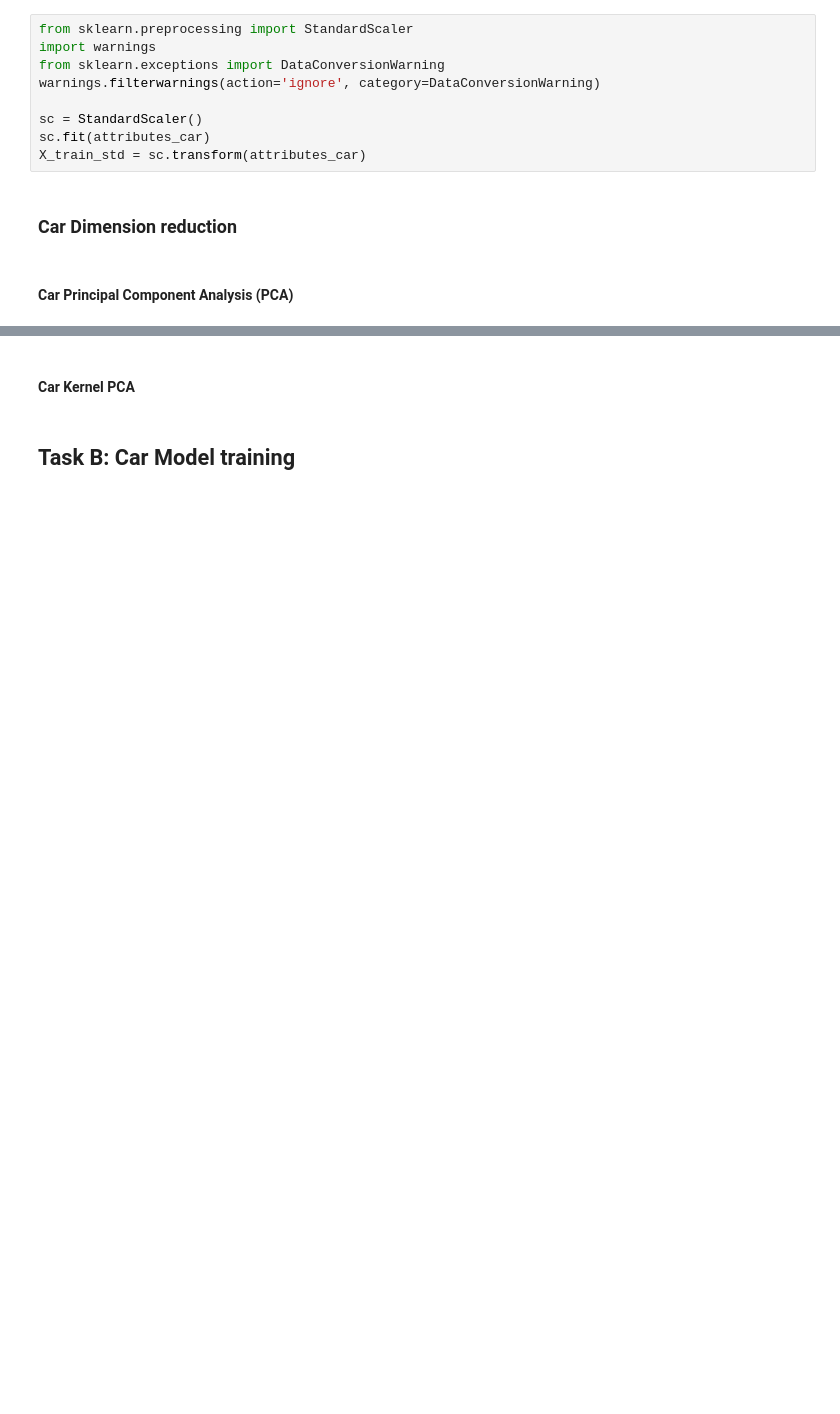
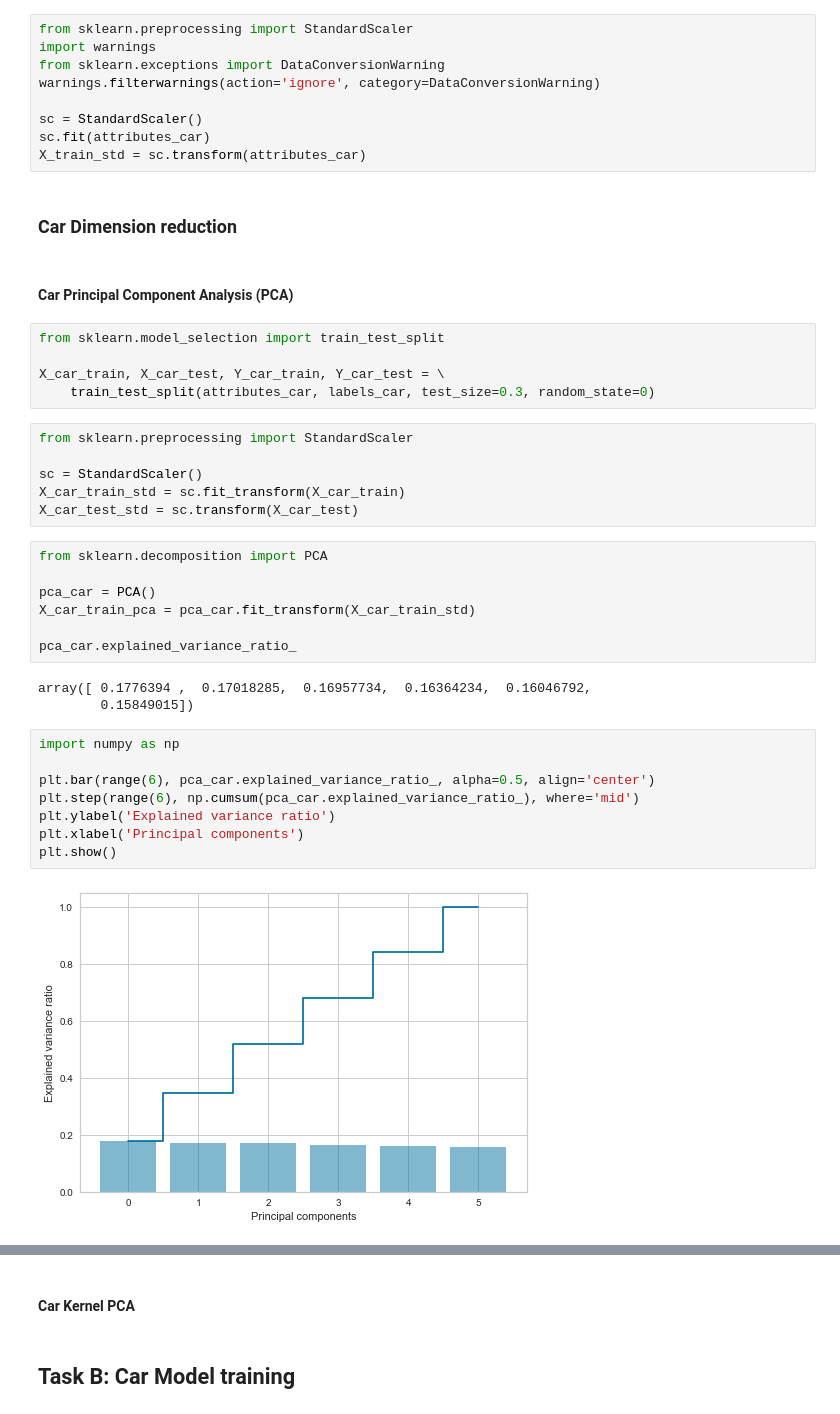
Before and after one commit to franciscommcunha/Data_Mining, a Jupyter notebook: scripts/Notebook1_separated.ipynb, the cells around one changed output, grey strips where cells are left out. Saved outputs shown, nothing was run; the diff lists cells and outputs as text; blank space fills up the shorter version.

```diff
--- a/scripts/Notebook1_separated.ipynb
+++ b/scripts/Notebook1_separated.ipynb
@@ -272,3 +272,34 @@ X_train_std = sc.transform(attributes_car)
 ### Car Dimension reduction
 # %% [markdown]
 #### Car Principal Component Analysis (PCA)
+# %%
+from sklearn.model_selection import train_test_split
+
+X_car_train, X_car_test, Y_car_train, Y_car_test = \
+    train_test_split(attributes_car, labels_car, test_size=0.3, random_state=0)
+# %%
+from sklearn.preprocessing import StandardScaler
+
+sc = StandardScaler()
+X_car_train_std = sc.fit_transform(X_car_train)
+X_car_test_std = sc.transform(X_car_test)
+# %%
+from sklearn.decomposition import PCA
+
+pca_car = PCA()
+X_car_train_pca = pca_car.fit_transform(X_car_train_std)
+
+pca_car.explained_variance_ratio_
+# %% [output]
+array([ 0.1776394 ,  0.17018285,  0.16957734,  0.16364234,  0.16046792,
+        0.15849015])
+# %%
+import numpy as np
+
+plt.bar(range(6), pca_car.explained_variance_ratio_, alpha=0.5, align='center')
+plt.step(range(6), np.cumsum(pca_car.explained_variance_ratio_), where='mid')
+plt.ylabel('Explained variance ratio')
+plt.xlabel('Principal components')
+plt.show()
+# %% [output]
+[figure, added]
```
Also changed, not shown: parts of 33 cells of this notebook.
